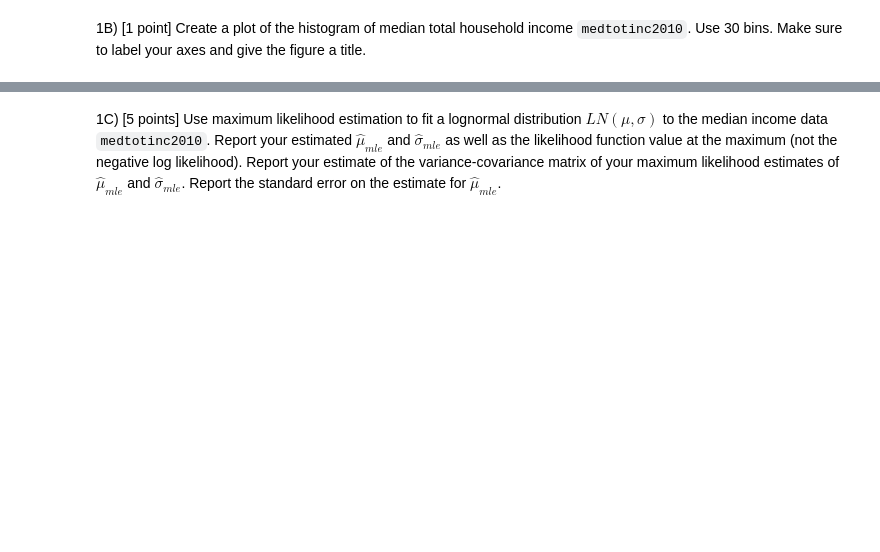
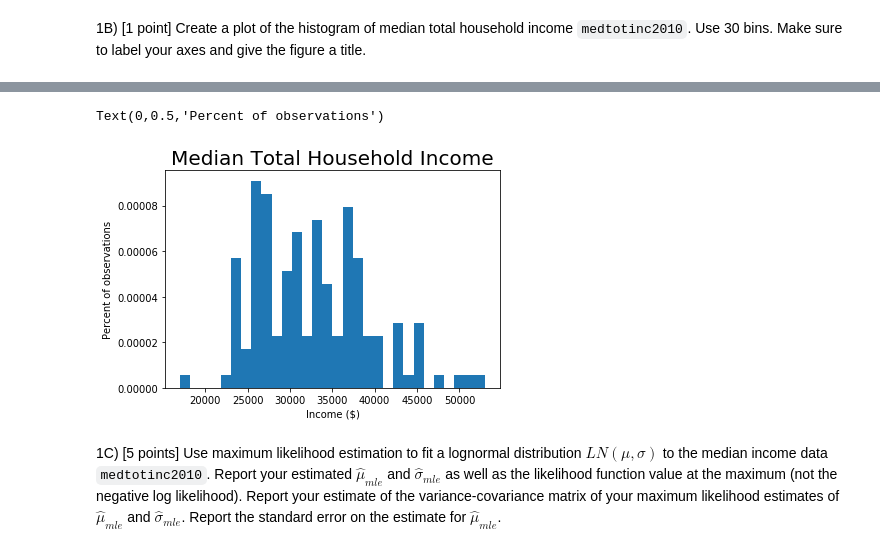
Before and after one commit to UC-MACSS/persp-model_W18, a Jupyter notebook: Midterm/Midterm.ipynb, the cells around one changed output, grey strips where cells are left out. Saved outputs shown, nothing was run; the diff lists cells and outputs as text; code cells hidden in the pictures; blank space fills up the shorter version.

```diff
--- a/Midterm/Midterm.ipynb
+++ b/Midterm/Midterm.ipynb
@@ -38,2 +72,11 @@ Each observation contains characteristics of a particular lender location Read i
+# %%
+count, bins, ignored = plt.hist(lender.medtotinc2010, 30, normed=True)
+plt.title('Median Total Household Income', fontsize=20)
+plt.xlabel(r'Income ($)')
+plt.ylabel('Percent of observations')
+# plt.xlim([15000,55000])
+# %% [output]
+Text(0,0.5,'Percent of observations')
+[figure, added]
 # %% [markdown]
 1C) [5 points] Use maximum likelihood estimation to fit a lognormal distribution $LN(\mu, \sigma)$ to the median income data `medtotinc2010`. Report your estimated $\hat{\mu}_{mle}$ and $\hat{\sigma}_{mle}$ as well as the likelihood function value at the maximum (not the negative log likelihood). Report your estimate of the variance-covariance matrix of your maximum likelihood estimates of $\hat{\mu}_{mle}$ and $\hat{\sigma}_{mle}$. Report the standard error on the estimate for $\hat{\mu}_{mle}$.
```
Also changed, not shown: parts of 15 cells of this notebook.
